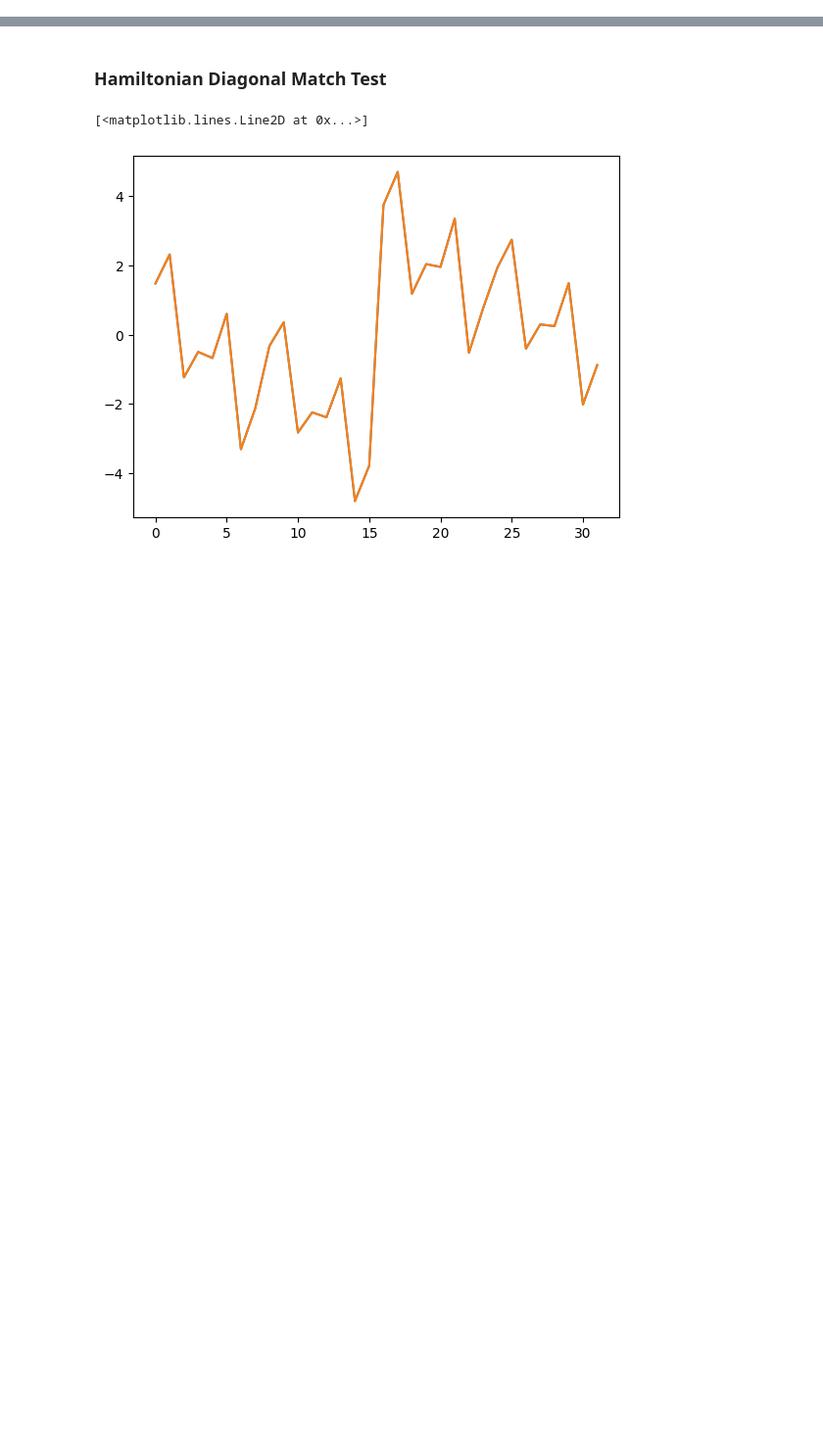
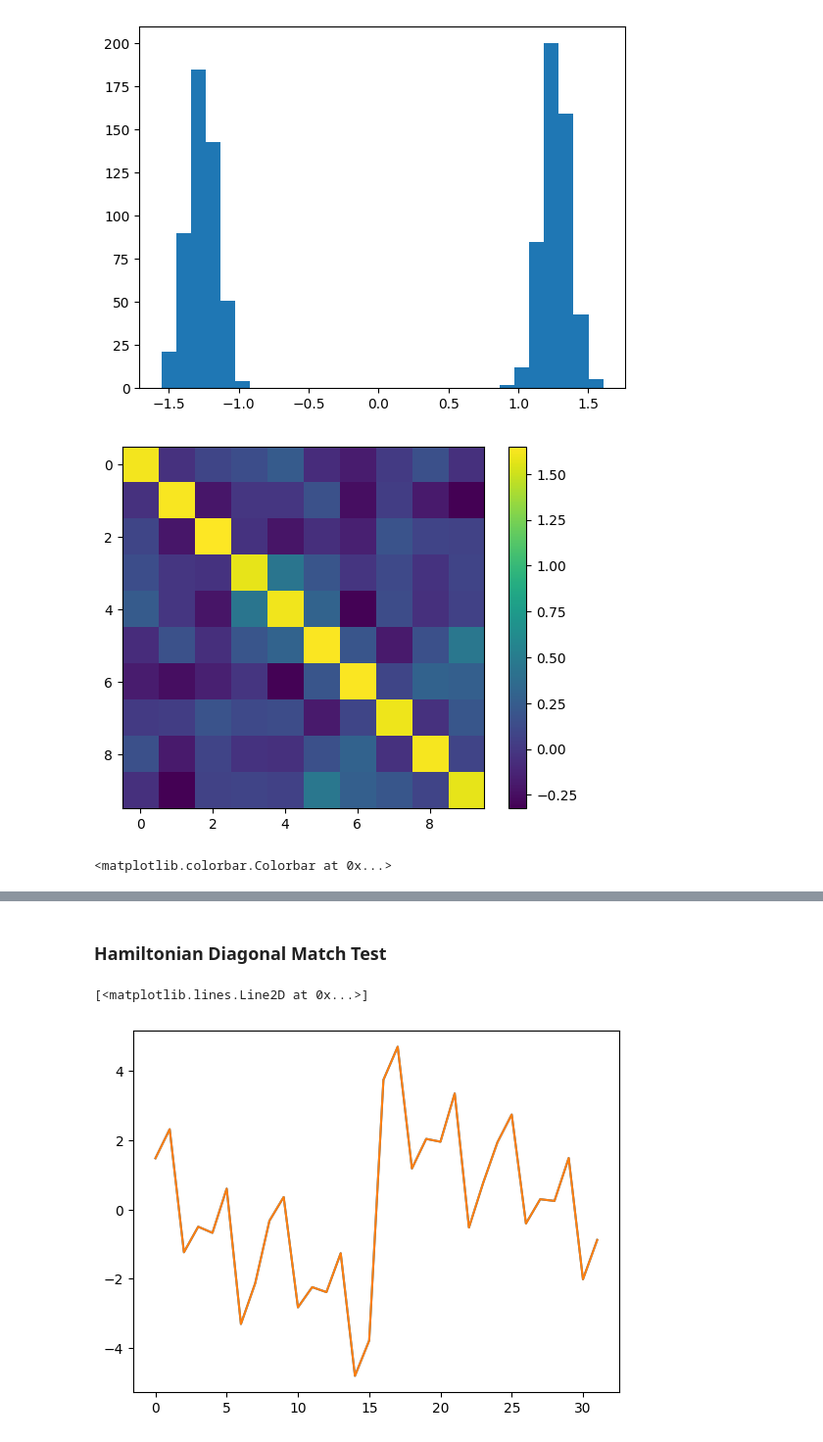
Before and after one commit to vinitX/Quantum-Sampling, a Jupyter notebook: Test.ipynb, the cells around one changed output, grey strips where cells are left out. Shown at 98% size. Saved outputs shown, nothing was run; the diff lists cells and outputs as text; code cells hidden in the pictures; blank space fills up the shorter version.

```diff
--- a/Test.ipynb
+++ b/Test.ipynb
@@ -4,3 +4,45 @@ from Sampling_Quantum import *
 from Sampling_MPO import *
 from Sampling import *
 from functools import partial
+# %%
+import numpy as np
+import matplotlib.pyplot as plt
+
+def Cov_computer(sample_vector_stacks):
+    #sample_vector_stacks is a row-wise stack of last k sample vectors. Each sample vector of length n
+    X = np.asarray(sample_vector_stacks, dtype=float)
+    #print(X)
+    if X.shape[0] <= 1:
+        return np.eye(X.shape[1])
+    mean = X.mean(axis=0)
+    #print(np.tile(mean, (X.shape[0],1)))
+    diffs = X - np.tile(mean, (X.shape[0],1))
+    return (diffs.T @ diffs) / (X.shape[0] - 1)
+
+B = 100
+n = 10
+
+V = np.random.choice([-1,1], size=(B,n))
+
+X = np.arctanh(np.clip(V, -0.999, 0.999)) / 3
+
+Z = np.random.randn(B, n)
+X_new = X + 0.1 * (Z)
+
+plt.hist(X_new.flatten(), bins=30)
+plt.show()
+
+plt.imshow(Cov_computer(X_new))
+plt.colorbar()
+plt.show()
+
+Conc = np.zeros((2*B,n))
+Conc[::2,:] = X_new
+Conc[1::2,:] = V
+
+plt.imshow(Cov_computer(Conc))
+plt.colorbar()
+# %% [output]
+[figure, added]
+[figure, added]
+<matplotlib.colorbar.Colorbar at 0x...>
```
Also changed, not shown: parts of 1 cell of this notebook, 1 other file.
